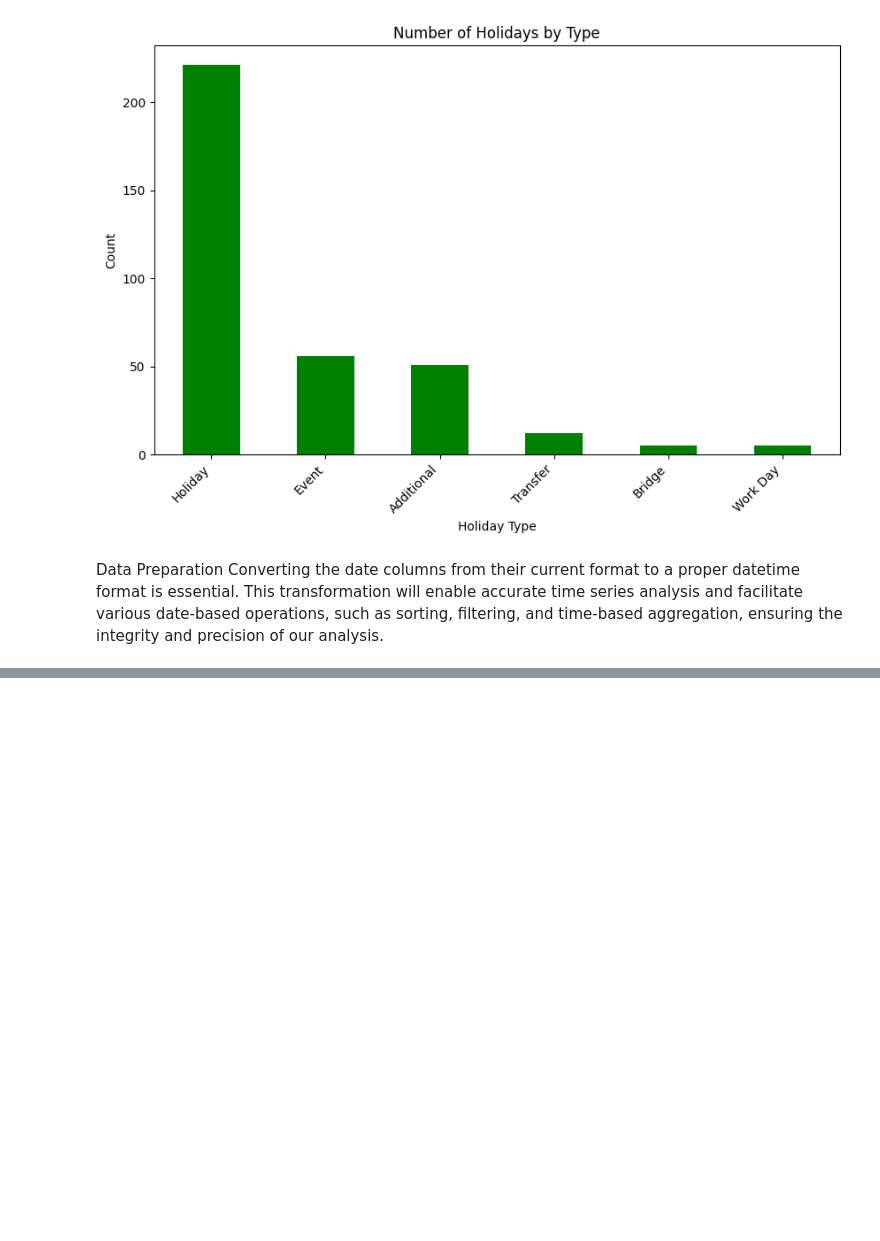
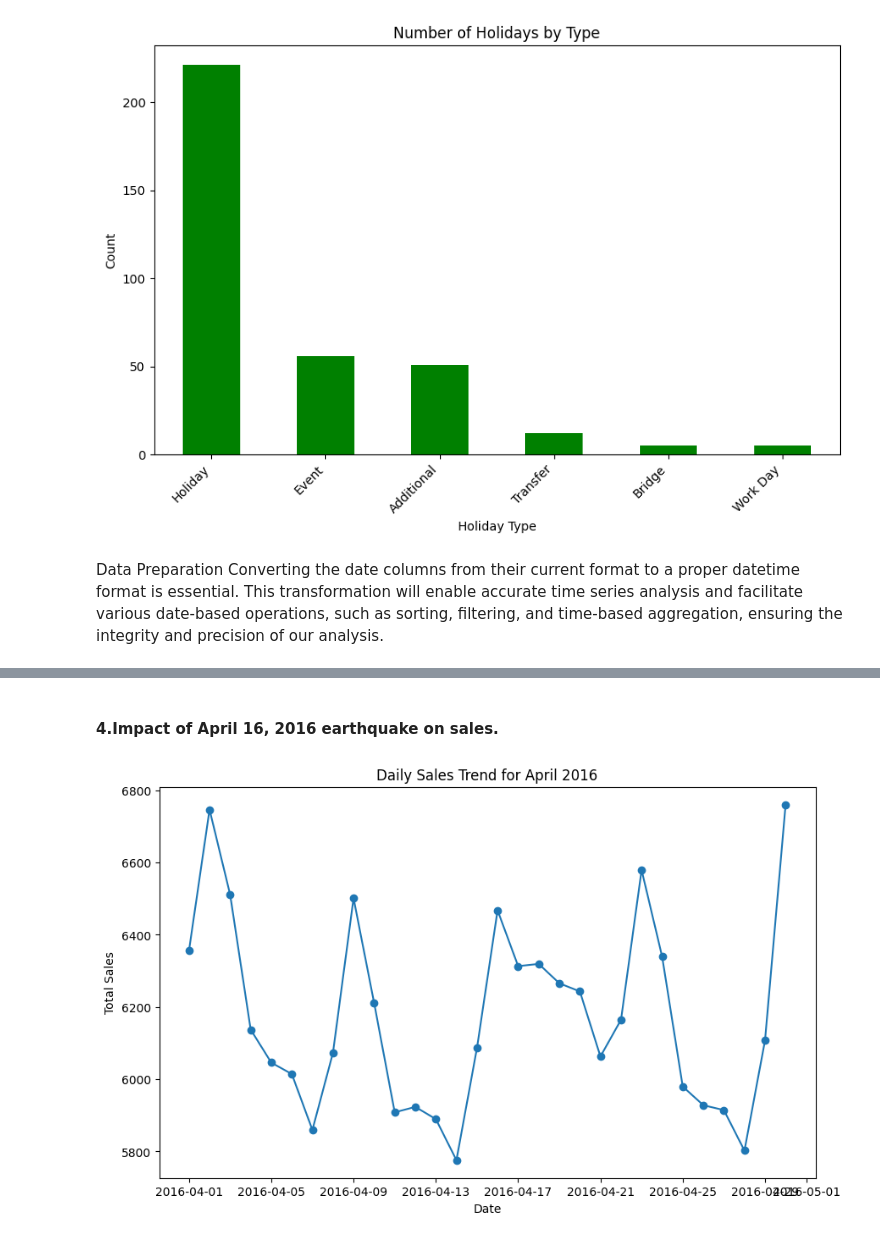
Before and after one commit to MayayaPatrick/Business-Forecasting-Model, a Jupyter notebook: Notebook/Time Series.ipynb, the cells around one changed output, grey strips where cells are left out. Drawn from its saved outputs; the diff is of its cells as text; code cells hidden in the pictures; blank space fills up the shorter version.

```diff
--- a/Notebook/Time Series.ipynb
+++ b/Notebook/Time Series.ipynb
@@ -462,0 +622,18 @@ Converting the date columns from their current format to a proper datetime forma
+# %% [markdown]
+#### 4.Impact of April 16, 2016 earthquake on sales.
+# %%
+#filter out all the sales that occurred in April 2016
+april_2016= train[(train['date']>='2016-04-1')& (train['date']<='2016-04-30')]
+#april_2016
+#group data by date and the sum of daily sales for April
+sales_trend= april_2016.groupby(['date'])['sales'].sum()
+
+plt.figure(figsize=(10, 6))
+plt.plot(sales_trend.index, sales_trend.values, marker='o', linestyle='-')
+plt.title('Daily Sales Trend for April 2016')
+plt.xlabel('Date')
+plt.ylabel('Total Sales')
+
+plt.show()
+# %% [output]
+[figure, added]
```
Also changed, not shown: parts of 89 cells of this notebook.
